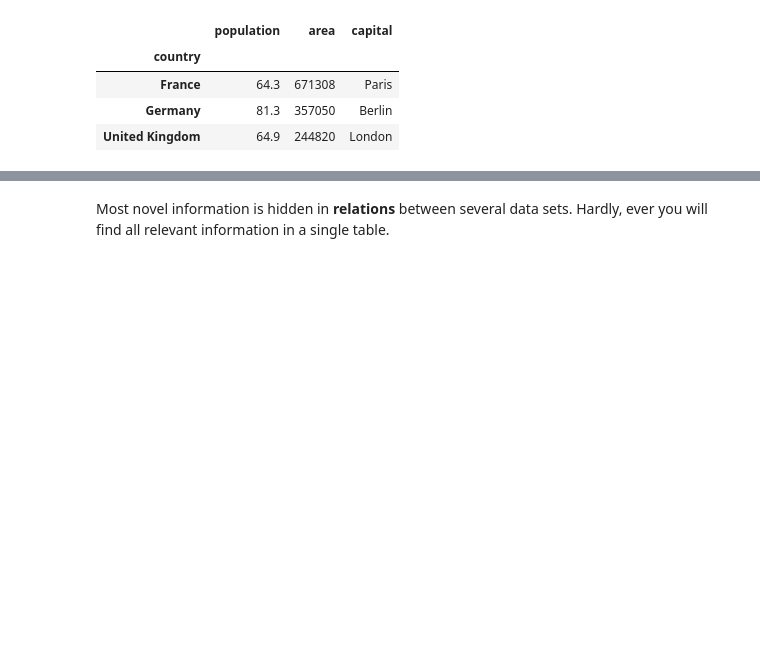
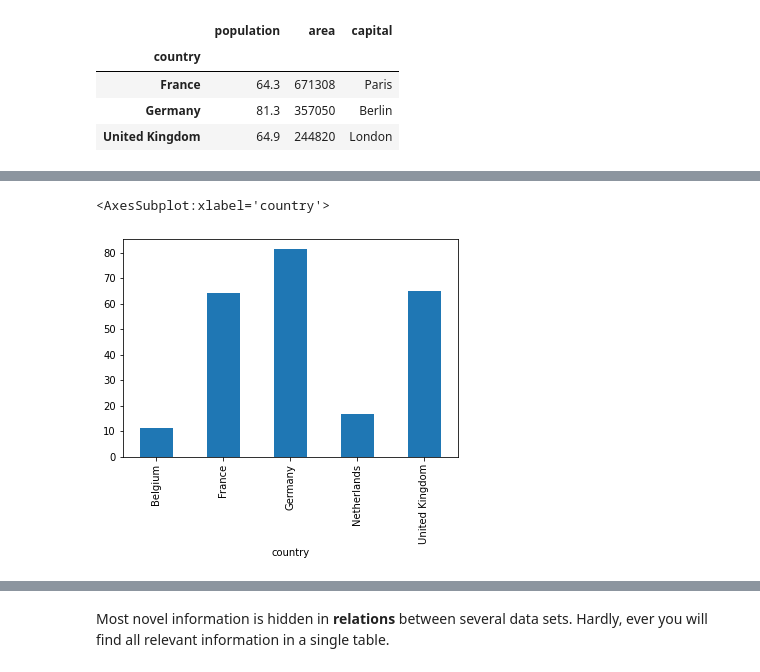
Before and after one commit to btel/2021-03-29-uj-python, a Jupyter notebook: introduction_to_pandas.ipynb, the cells around one changed output, grey strips where cells are left out. Cells and saved outputs as stored; diff of their text form; code cells hidden in the pictures; blank space fills up the shorter version.

```diff
--- a/introduction_to_pandas.ipynb
+++ b/introduction_to_pandas.ipynb
@@ -352,0 +267,5 @@ dtype: float64
+# %%
+indexed['population'].plot(kind='bar')
+# %% [output]
+<AxesSubplot:xlabel='country'>
+[figure, added]
```
Also changed, not shown: parts of 119 cells of this notebook, 1 other file.
